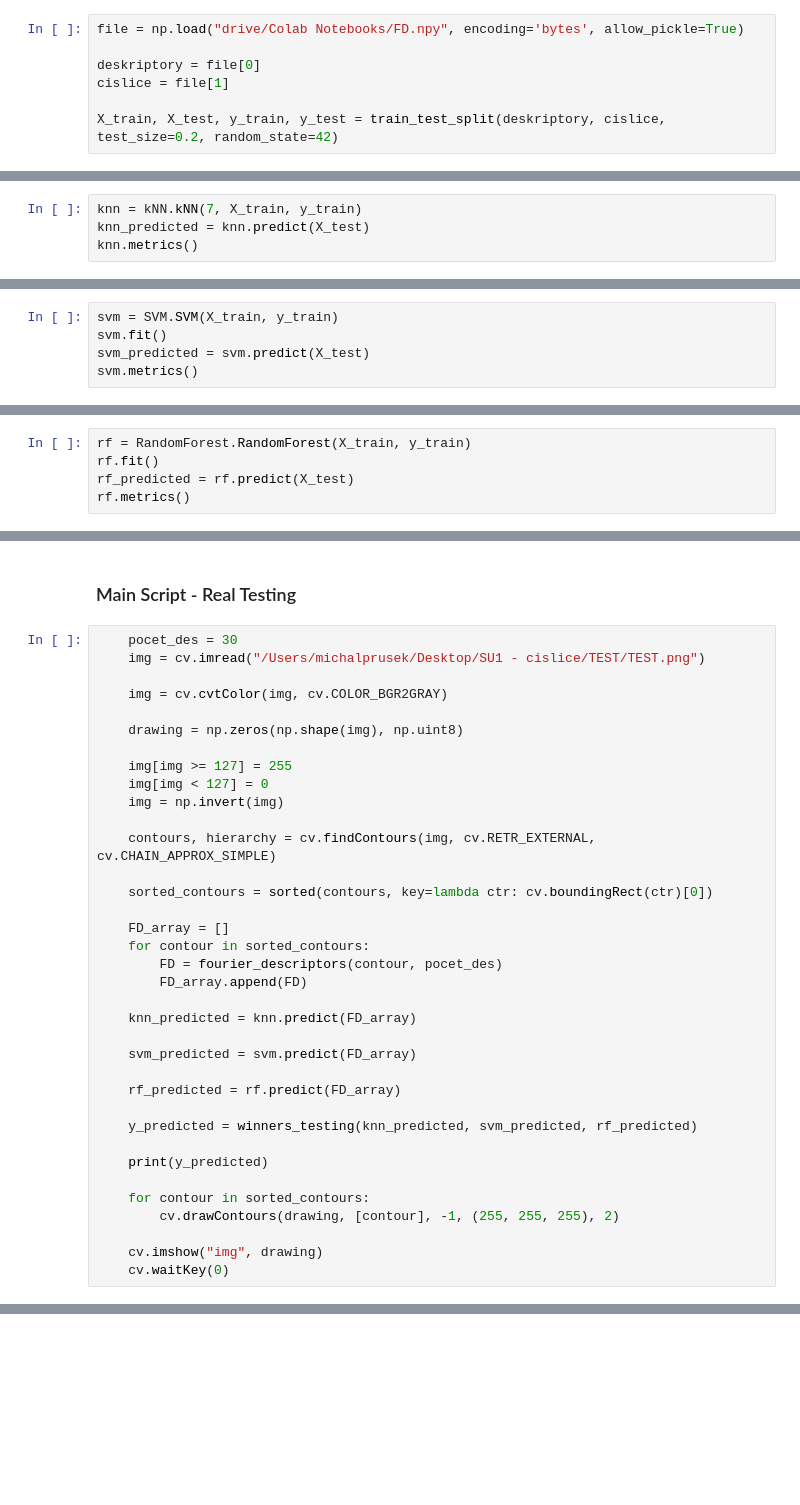
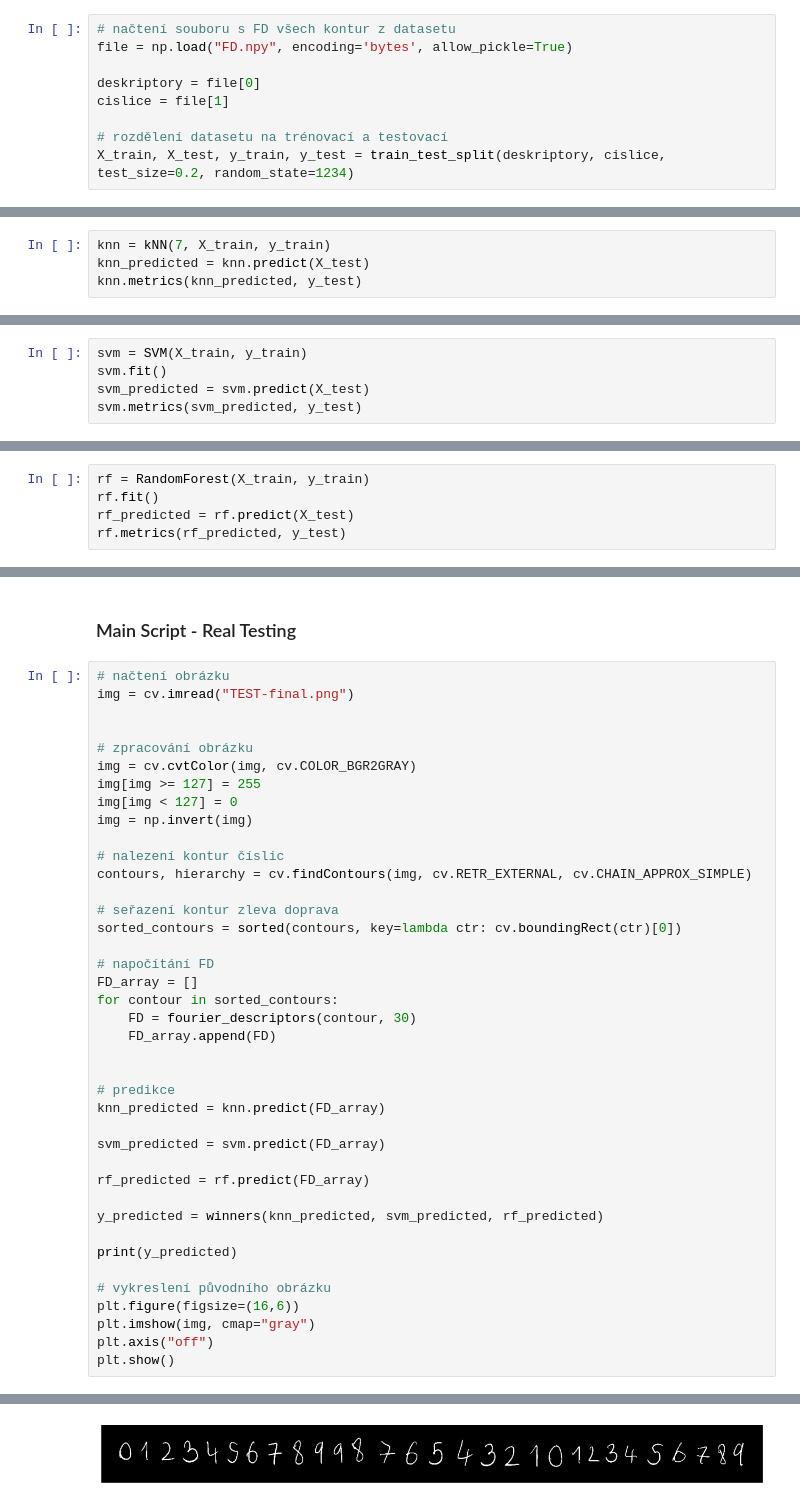
Before and after one commit to michalprusek/SU1-z-po-et, a Jupyter notebook: 100_Final_project.ipynb, the cells around one changed output, grey strips where cells are left out. Saved outputs shown, nothing was run; the diff lists cells and outputs as text; blank space fills up the shorter version.

```diff
--- a/100_Final_project.ipynb
+++ b/100_Final_project.ipynb
@@ -199,9 +169,11 @@ def fourier_descriptors(contour, num):
 # %% [markdown]
 ### Main Script - Accuracy
 # %%
-file = np.load("drive/Colab Notebooks/FD.npy", encoding='bytes', allow_pickle=True)
+# načtení souboru s FD všech kontur z datasetu
+file = np.load("FD.npy", encoding='bytes', allow_pickle=True)
 
 deskriptory = file[0]
 cislice = file[1]
 
-X_train, X_test, y_train, y_test = train_test_split(deskriptory, cislice, test_size=0.2, random_state=42)
+# rozdělení datasetu na trénovací a testovací
+X_train, X_test, y_train, y_test = train_test_split(deskriptory, cislice, test_size=0.2, random_state=1234)
@@ -210,6 +180,6 @@ FileNotFoundError: ignored
 # %% [markdown]
 kNN - Accuracy
 # %%
-knn = kNN.kNN(7, X_train, y_train)
+knn = kNN(7, X_train, y_train)
 knn_predicted = knn.predict(X_test)
-knn.metrics()
+knn.metrics(knn_predicted, y_test)
@@ -216,7 +204,7 @@ knn.metrics()
 # %% [markdown]
 SVM - Accuracy
 # %%
-svm = SVM.SVM(X_train, y_train)
+svm = SVM(X_train, y_train)
 svm.fit()
 svm_predicted = svm.predict(X_test)
-svm.metrics()
+svm.metrics(svm_predicted, y_test)
@@ -223,7 +229,7 @@ svm.metrics()
 # %% [markdown]
 Random Forest - Accuracy
 # %%
-rf = RandomForest.RandomForest(X_train, y_train)
+rf = RandomForest(X_train, y_train)
 rf.fit()
 rf_predicted = rf.predict(X_test)
-rf.metrics()
+rf.metrics(rf_predicted, y_test)
@@ -235,38 +277,43 @@ metrics(y_predicted, y_test)
 # %% [markdown]
 ### Main Script - Real Testing
 # %%
-    pocet_des = 30
-    img = cv.imread("/Users/michalprusek/Desktop/SU1 - cislice/TEST/TEST.png")
+# načtení obrázku
+img = cv.imread("TEST-final.png")
 
-    img = cv.cvtColor(img, cv.COLOR_BGR2GRAY)
 
-    drawing = np.zeros(np.shape(img), np.uint8)
+# zpracování obrázku
+img = cv.cvtColor(img, cv.COLOR_BGR2GRAY)
+img[img >= 127] = 255
+img[img < 127] = 0
+img = np.invert(img)
 
-    img[img >= 127] = 255
-    img[img < 127] = 0
-    img = np.invert(img)
+# nalezení kontur číslic
+contours, hierarchy = cv.findContours(img, cv.RETR_EXTERNAL, cv.CHAIN_APPROX_SIMPLE)
 
-    contours, hierarchy = cv.findContours(img, cv.RETR_EXTERNAL, cv.CHAIN_APPROX_SIMPLE)
+# seřazení kontur zleva doprava
+sorted_contours = sorted(contours, key=lambda ctr: cv.boundingRect(ctr)[0])
 
-    sorted_contours = sorted(contours, key=lambda ctr: cv.boundingRect(ctr)[0])
+# napočítání FD
+FD_array = []
+for contour in sorted_contours:
+    FD = fourier_descriptors(contour, 30)
+    FD_array.append(FD)
 
-    FD_array = []
-    for contour in sorted_contours:
-        FD = fourier_descriptors(contour, pocet_des)
-        FD_array.append(FD)
 
-    knn_predicted = knn.predict(FD_array)
+# predikce
+knn_predicted = knn.predict(FD_array)
 
-    svm_predicted = svm.predict(FD_array)
+svm_predicted = svm.predict(FD_array)
 
-    rf_predicted = rf.predict(FD_array)
+rf_predicted = rf.predict(FD_array)
 
-    y_predicted = winners_testing(knn_predicted, svm_predicted, rf_predicted)
+y_predicted = winners(knn_predicted, svm_predicted, rf_predicted)
 
-    print(y_predicted)
+print(y_predicted)
 
-    for contour in sorted_contours:
-        cv.drawContours(drawing, [contour], -1, (255, 255, 255), 2)
-
-    cv.imshow("img", drawing)
-    cv.waitKey(0)
+# vykreslení původního obrázku
+plt.figure(figsize=(16,6))
+plt.imshow(img, cmap="gray")
+plt.axis("off")
+plt.show()
+# %% [output]
@@ -272,0 +321 @@ metrics(y_predicted, y_test)
+[figure, added]
```
Also changed, not shown: parts of 18 cells of this notebook.
